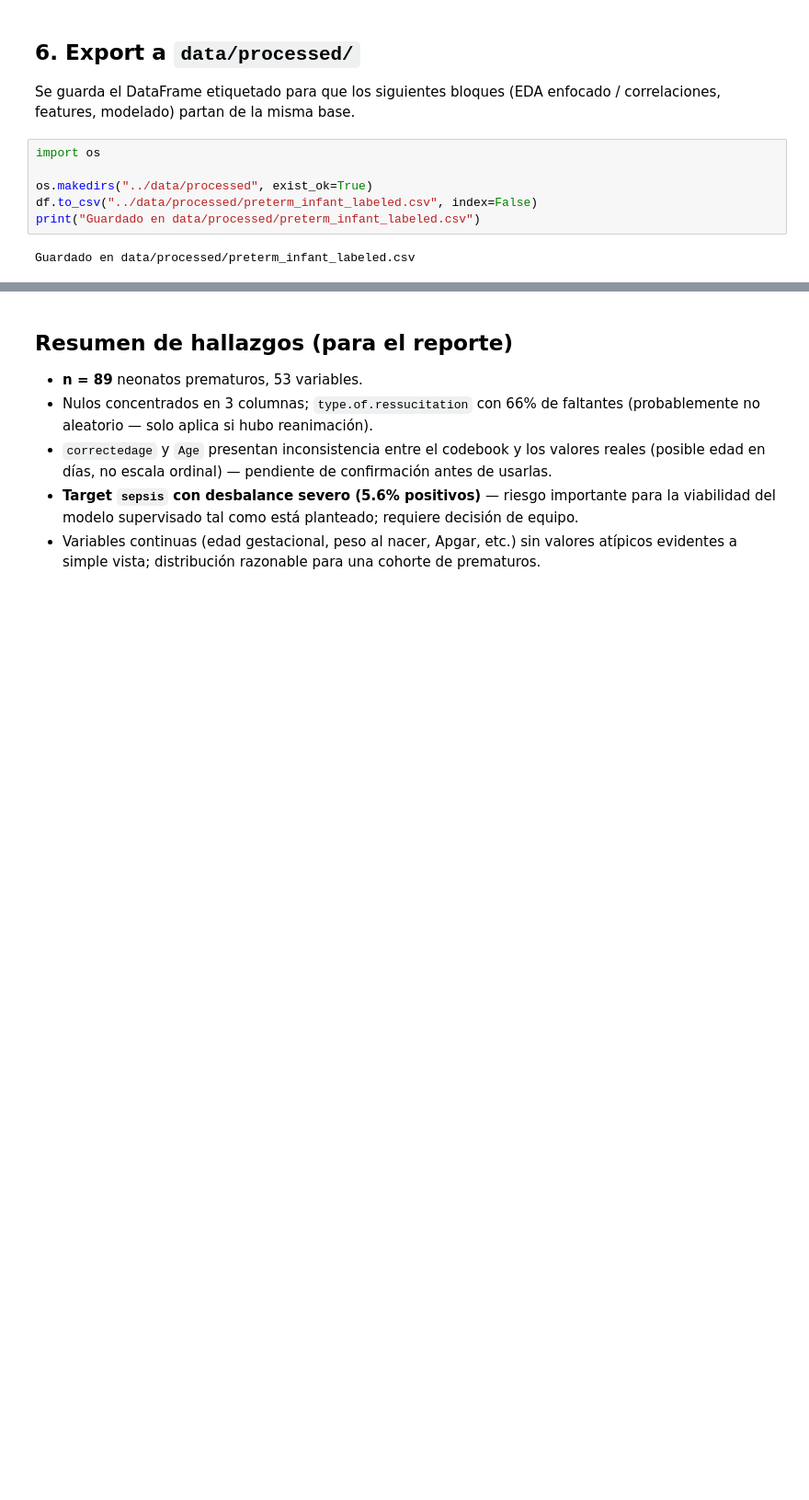
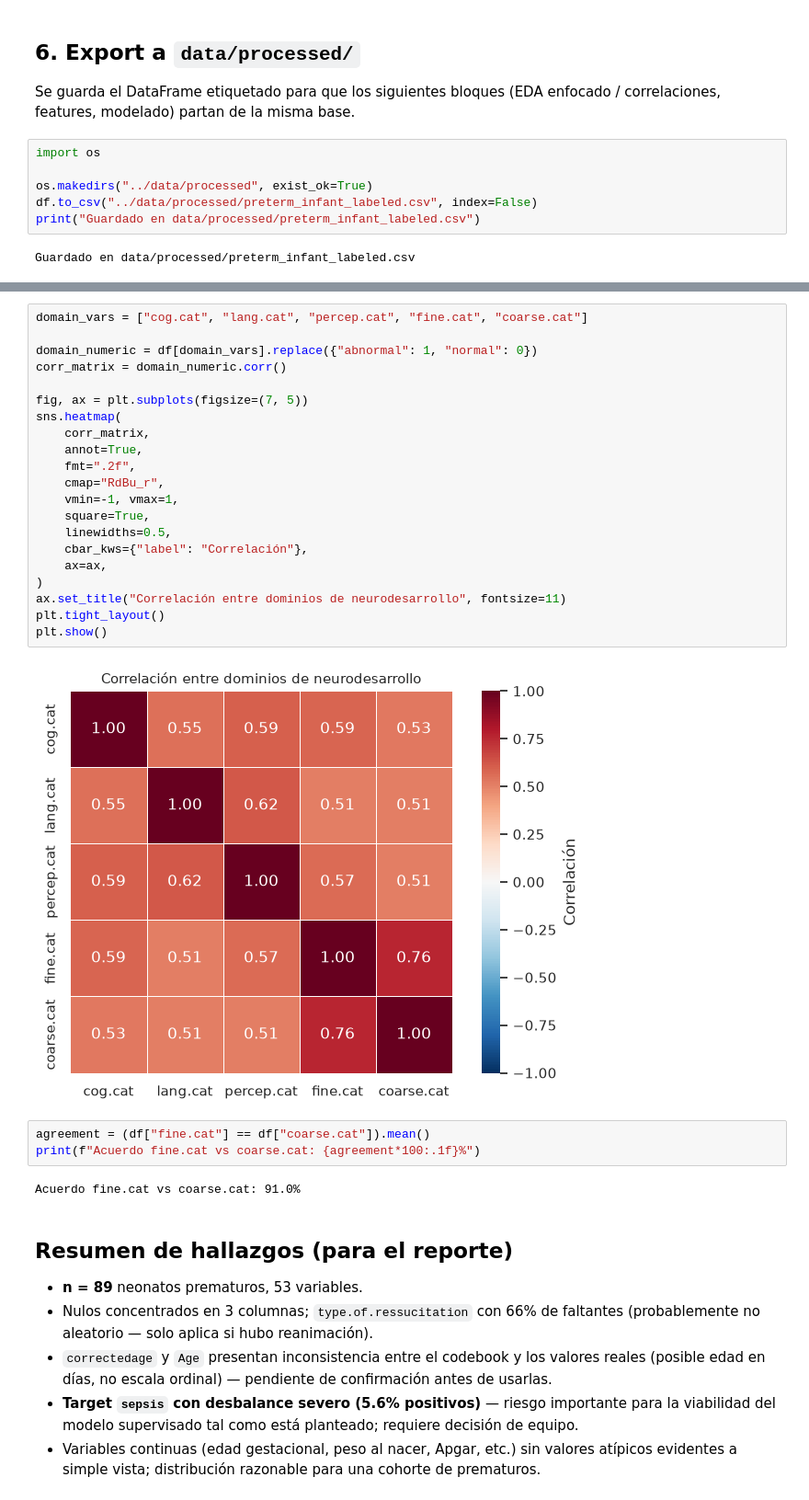
Before and after one commit to MAIA-FinalProject/Microproyecto, a Jupyter notebook: notebooks/EDA.ipynb, the cells around one changed output, grey strips where cells are left out. Shown at 92% size. Drawn from its saved outputs; the diff is of its cells as text; blank space fills up the shorter version.

Commit message:
feat(eda): add fine/coarse motor agreement rate for reproducibility

```diff
--- a/notebooks/EDA.ipynb
+++ b/notebooks/EDA.ipynb
@@ -275,3 +280,31 @@ Guardado en data/processed/preterm_infant_labeled.csv
+# %%
+domain_vars = ["cog.cat", "lang.cat", "percep.cat", "fine.cat", "coarse.cat"]
+
+domain_numeric = df[domain_vars].replace({"abnormal": 1, "normal": 0})
+corr_matrix = domain_numeric.corr()
+
+fig, ax = plt.subplots(figsize=(7, 5))
+sns.heatmap(
+    corr_matrix,
+    annot=True,
+    fmt=".2f",
+    cmap="RdBu_r",
+    vmin=-1, vmax=1,
+    square=True,
+    linewidths=0.5,
+    cbar_kws={"label": "Correlación"},
+    ax=ax,
+)
+ax.set_title("Correlación entre dominios de neurodesarrollo", fontsize=11)
+plt.tight_layout()
+plt.show()
+# %% [output]
+[figure, added]
+# %%
+agreement = (df["fine.cat"] == df["coarse.cat"]).mean()
+print(f"Acuerdo fine.cat vs coarse.cat: {agreement*100:.1f}%")
+# %% [output]
+Acuerdo fine.cat vs coarse.cat: 91.0%
 # %% [markdown]
 ## Resumen de hallazgos (para el reporte)
 
```
Also changed, not shown: parts of 1 cell of this notebook.
